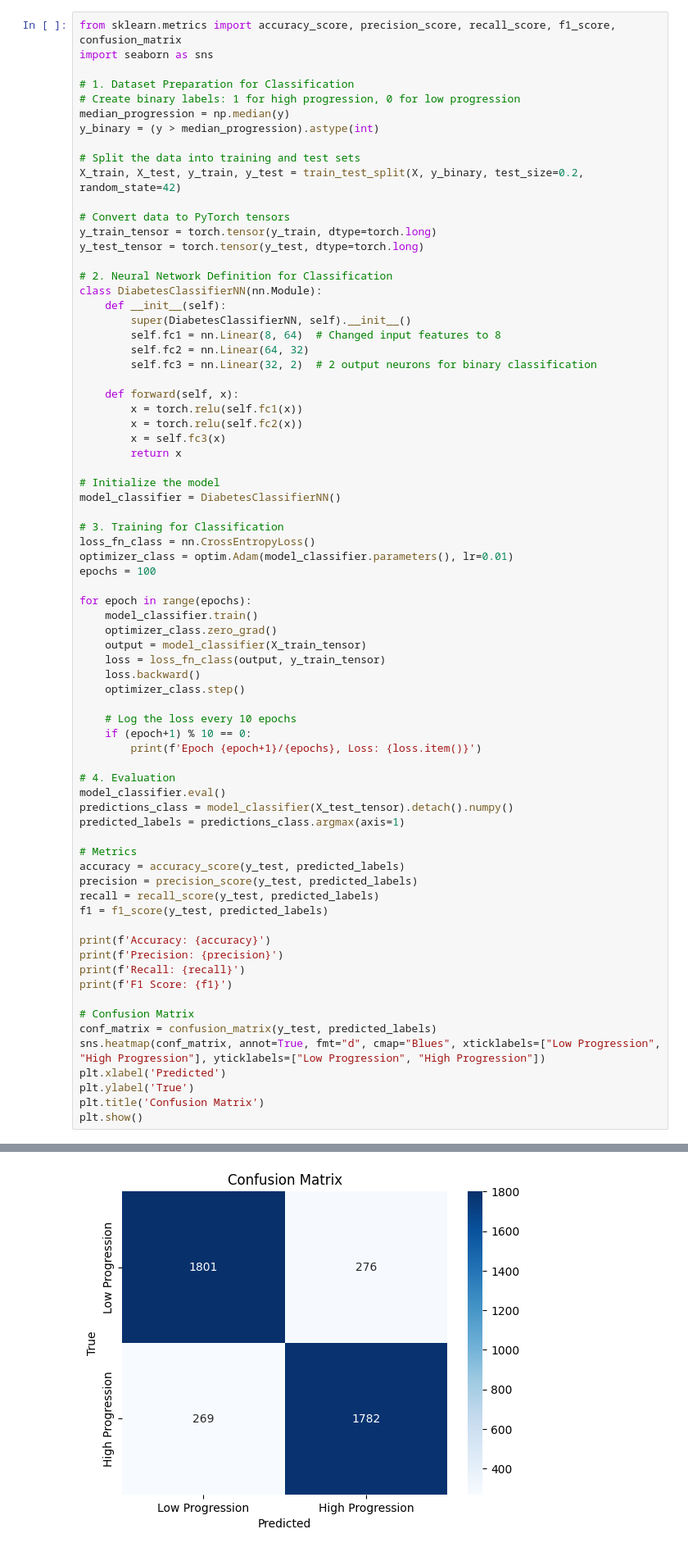
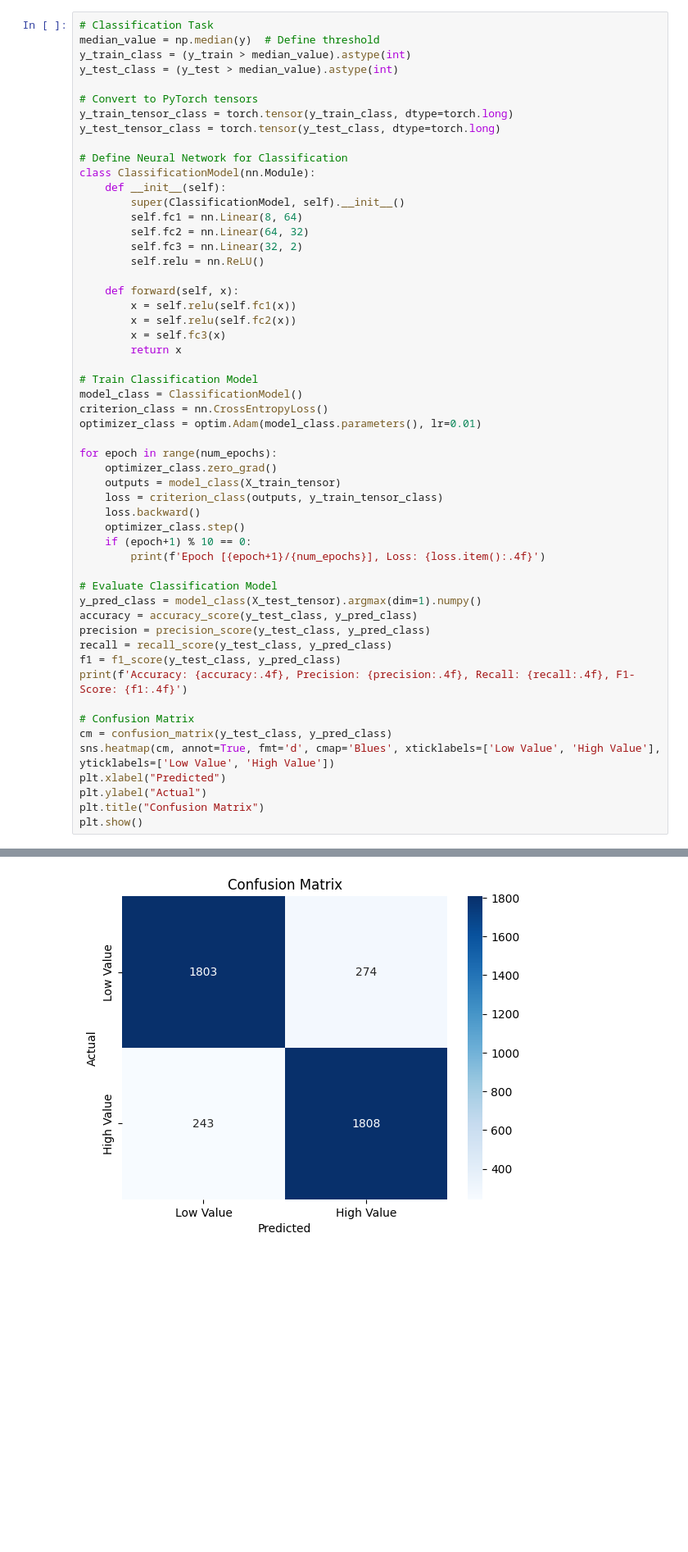
Before and after one commit to ladkrutarth/Classification-and-Regression-Models-Using-Deep-Learning, a Jupyter notebook: Lab_2_Classification_and_Regression_Models.ipynb, the cells around one changed output, grey strips where cells are left out. Shown at 82% size. Cells and saved outputs as stored; diff of their text form; blank space fills up the shorter version.

```diff
--- a/Lab_2_Classification_and_Regression_Models.ipynb
+++ b/Lab_2_Classification_and_Regression_Models.ipynb
@@ -120,74 +308,55 @@ R-squared: 0.4487428665161133
 # %%
-from sklearn.metrics import accuracy_score, precision_score, recall_score, f1_score, confusion_matrix
-import seaborn as sns
+# Classification Task
+median_value = np.median(y)  # Define threshold
+y_train_class = (y_train > median_value).astype(int)
+y_test_class = (y_test > median_value).astype(int)
 
-# 1. Dataset Preparation for Classification
-# Create binary labels: 1 for high progression, 0 for low progression
-median_progression = np.median(y)
-y_binary = (y > median_progression).astype(int)
+# Convert to PyTorch tensors
+y_train_tensor_class = torch.tensor(y_train_class, dtype=torch.long)
+y_test_tensor_class = torch.tensor(y_test_class, dtype=torch.long)
 
-# Split the data into training and test sets
-X_train, X_test, y_train, y_test = train_test_split(X, y_binary, test_size=0.2, random_state=42)
-
-# Convert data to PyTorch tensors
-y_train_tensor = torch.tensor(y_train, dtype=torch.long)
-y_test_tensor = torch.tensor(y_test, dtype=torch.long)
-
-# 2. Neural Network Definition for Classification
-class DiabetesClassifierNN(nn.Module):
+# Define Neural Network for Classification
+class ClassificationModel(nn.Module):
     def __init__(self):
-        super(DiabetesClassifierNN, self).__init__()
-        self.fc1 = nn.Linear(8, 64)  # Changed input features to 8
+        super(ClassificationModel, self).__init__()
+        self.fc1 = nn.Linear(8, 64)
         self.fc2 = nn.Linear(64, 32)
-        self.fc3 = nn.Linear(32, 2)  # 2 output neurons for binary classification
+        self.fc3 = nn.Linear(32, 2)
+        self.relu = nn.ReLU()
 
     def forward(self, x):
-        x = torch.relu(self.fc1(x))
-        x = torch.relu(self.fc2(x))
+        x = self.relu(self.fc1(x))
+        x = self.relu(self.fc2(x))
         x = self.fc3(x)
         return x
 
-# Initialize the model
-model_classifier = DiabetesClassifierNN()
+# Train Classification Model
+model_class = ClassificationModel()
+criterion_class = nn.CrossEntropyLoss()
+optimizer_class = optim.Adam(model_class.parameters(), lr=0.01)
 
-# 3. Training for Classification
-loss_fn_class = nn.CrossEntropyLoss()
-optimizer_class = optim.Adam(model_classifier.parameters(), lr=0.01)
-epochs = 100
-
-for epoch in range(epochs):
-    model_classifier.train()
+for epoch in range(num_epochs):
     optimizer_class.zero_grad()
-    output = model_classifier(X_train_tensor)
-    loss = loss_fn_class(output, y_train_tensor)
+    outputs = model_class(X_train_tensor)
+    loss = criterion_class(outputs, y_train_tensor_class)
     loss.backward()
     optimizer_class.step()
+    if (epoch+1) % 10 == 0:
+        print(f'Epoch [{epoch+1}/{num_epochs}], Loss: {loss.item():.4f}')
 
-    # Log the loss every 10 epochs
-    if (epoch+1) % 10 == 0:
-        print(f'Epoch {epoch+1}/{epochs}, Loss: {loss.item()}')
-
-# 4. Evaluation
-model_classifier.eval()
-predictions_class = model_classifier(X_test_tensor).detach().numpy()
-predicted_labels = predictions_class.argmax(axis=1)
-
-# Metrics
-accuracy = accuracy_score(y_test, predicted_labels)
-precision = precision_score(y_test, predicted_labels)
-recall = recall_score(y_test, predicted_labels)
-f1 = f1_score(y_test, predicted_labels)
-
-print(f'Accuracy: {accuracy}')
-print(f'Precision: {precision}')
-print(f'Recall: {recall}')
-print(f'F1 Score: {f1}')
+# Evaluate Classification Model
+y_pred_class = model_class(X_test_tensor).argmax(dim=1).numpy()
+accuracy = accuracy_score(y_test_class, y_pred_class)
+precision = precision_score(y_test_class, y_pred_class)
+recall = recall_score(y_test_class, y_pred_class)
+f1 = f1_score(y_test_class, y_pred_class)
+print(f'Accuracy: {accuracy:.4f}, Precision: {precision:.4f}, Recall: {recall:.4f}, F1-Score: {f1:.4f}')
 
 # Confusion Matrix
-conf_matrix = confusion_matrix(y_test, predicted_labels)
-sns.heatmap(conf_matrix, annot=True, fmt="d", cmap="Blues", xticklabels=["Low Progression", "High Progression"], yticklabels=["Low Progression", "High Progression"])
-plt.xlabel('Predicted')
-plt.ylabel('True')
-plt.title('Confusion Matrix')
+cm = confusion_matrix(y_test_class, y_pred_class)
+sns.heatmap(cm, annot=True, fmt='d', cmap='Blues', xticklabels=['Low Value', 'High Value'], yticklabels=['Low Value', 'High Value'])
+plt.xlabel("Predicted")
+plt.ylabel("Actual")
+plt.title("Confusion Matrix")
 plt.show()
 # %% [output]
@@ -208 +374 @@ F1 Score: 0.8673643222195181
-[figure, old version]
+[figure, new version]
```
Also changed, not shown: parts of 27 cells of this notebook.
